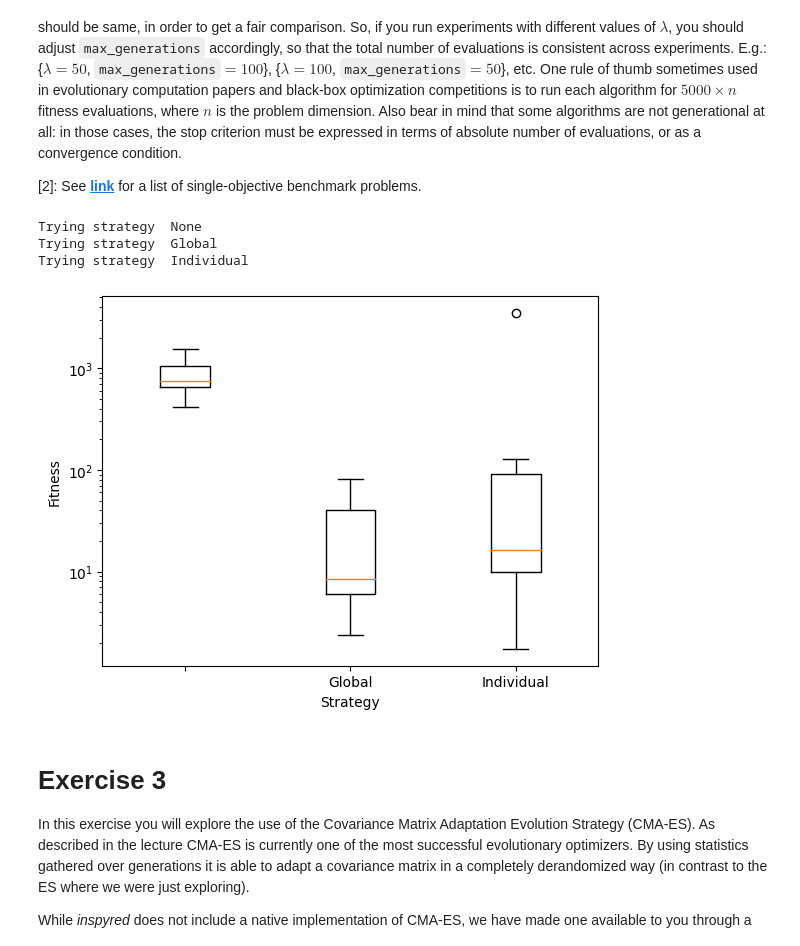
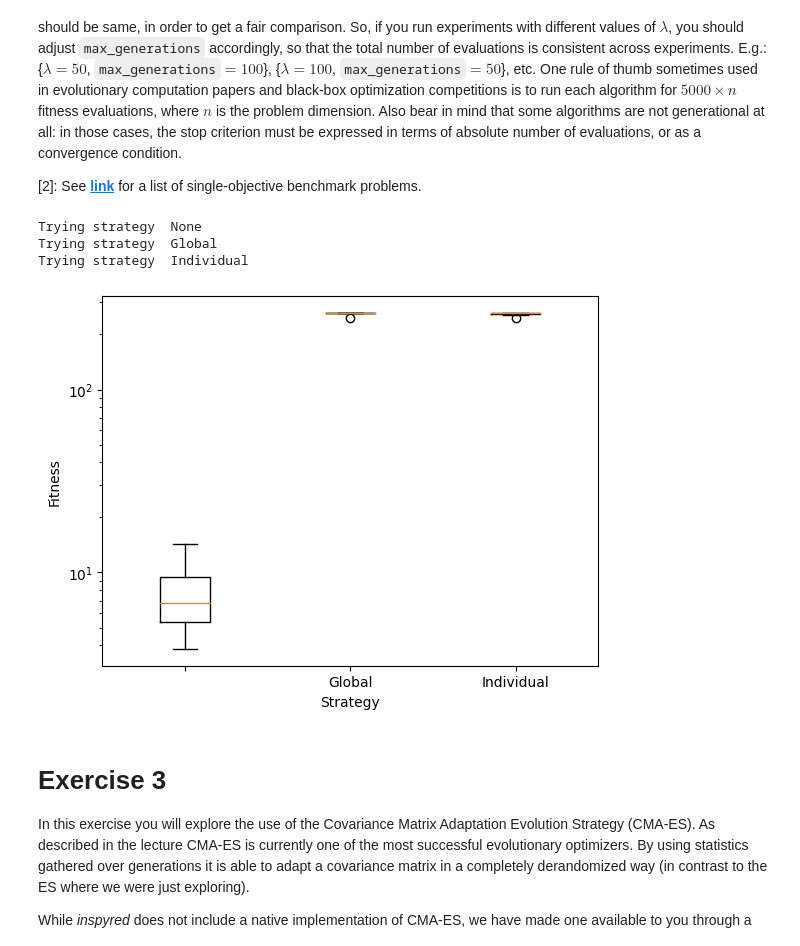
Before and after one commit to wamuumu/bio-labs, a Jupyter notebook: Lab03/Lab_03.ipynb, the cells around one changed output. Saved outputs shown, nothing was run; the diff lists cells and outputs as text; code cells hidden in the pictures.

```diff
--- a/Lab03/Lab_03.ipynb
+++ b/Lab03/Lab_03.ipynb
@@ -155,16 +155,16 @@ args = {}
 args["max_generations"] = 100
 args["sigma"] = 1.0 # default standard deviation
 
-args["pop_size"] = 20 # mu
+args["pop_size"] = 100 # mu
 args["num_offspring"] = 100 #lambda
-#args["mixing_number"] = 5 #rho
+args["mixing_number"] = 5 #rho
 
 strategy_modes = [None, GLOBAL, INDIVIDUAL]
 
-args["mixing_number"] = 1 #rho
+#args["mixing_number"] = 1 #rho
 
-#args["problem_class"] = benchmarks.Sphere
-args["problem_class"] = benchmarks.Rosenbrock
+args["problem_class"] = benchmarks.Sphere
+#args["problem_class"] = benchmarks.Rosenbrock
 #args["problem_class"] = benchmarks.Rastrigin
 
 num_runs = 10 # Number of runs to be done for each condition
@@ -179,34 +179,34 @@ seed = None
 
 rng = NumpyRandomWrapper(seed)
 
 
 # Run the ES *num_runs* times for each strategy mode and record results
 results = []
 for strategy_mode in strategy_modes :
     print("Trying strategy ", str(strategy_mode))
     args["strategy_mode"] = strategy_mode
     results.append([run_es(rng,num_vars=num_vars, display=display,**args)
                     for _ in range(num_runs)])
 
 best_fitnesses = [[run_result[1] for run_result in runs]
                   for runs in results]
 
 # Boxplot comparing the best fitnesses
 fig = figure('ES (best fitness)')
 ax = fig.add_subplot(1,1,1)
 ax.boxplot(best_fitnesses)
 ax.set_yscale('log')
 ax.set_xticklabels(strategy_modes)
 #ax.set_xticklabels( map(lambda s: str(s), strategy_modes ) )
 ax.set_xlabel('Strategy')
 ax.set_ylabel('Fitness')
 ioff()
 show()
 # %% [output]
 Trying strategy  None
 Trying strategy  Global
 Trying strategy  Individual
-[figure, old version]
+[figure, new version]
 # %% [markdown]
 # Exercise 3
 
```
Also changed, not shown: parts of 1 cell of this notebook, 1 other file.
